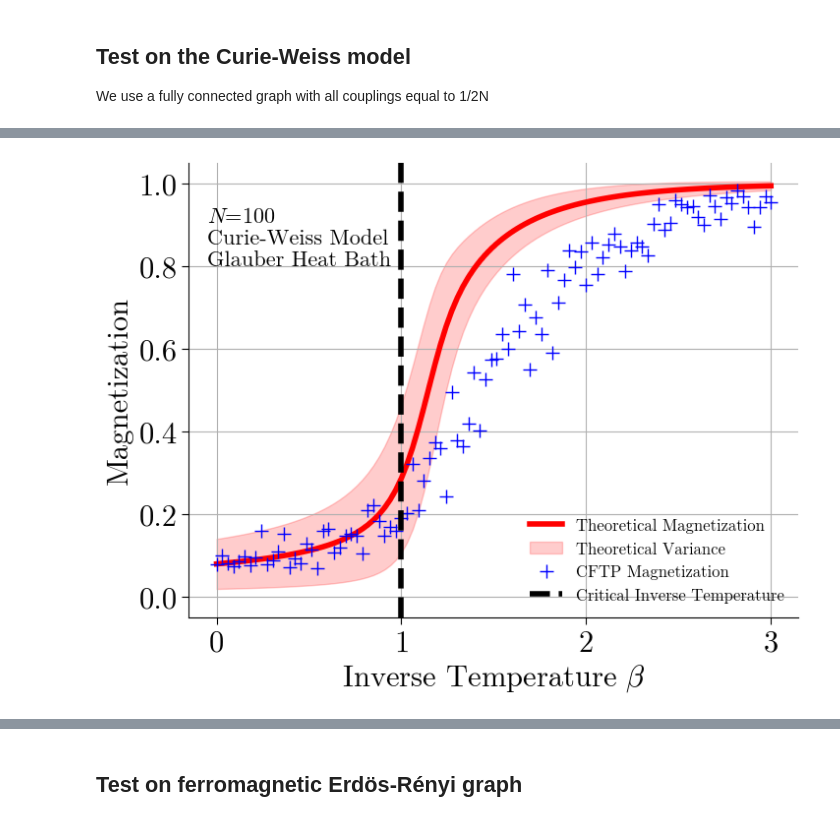
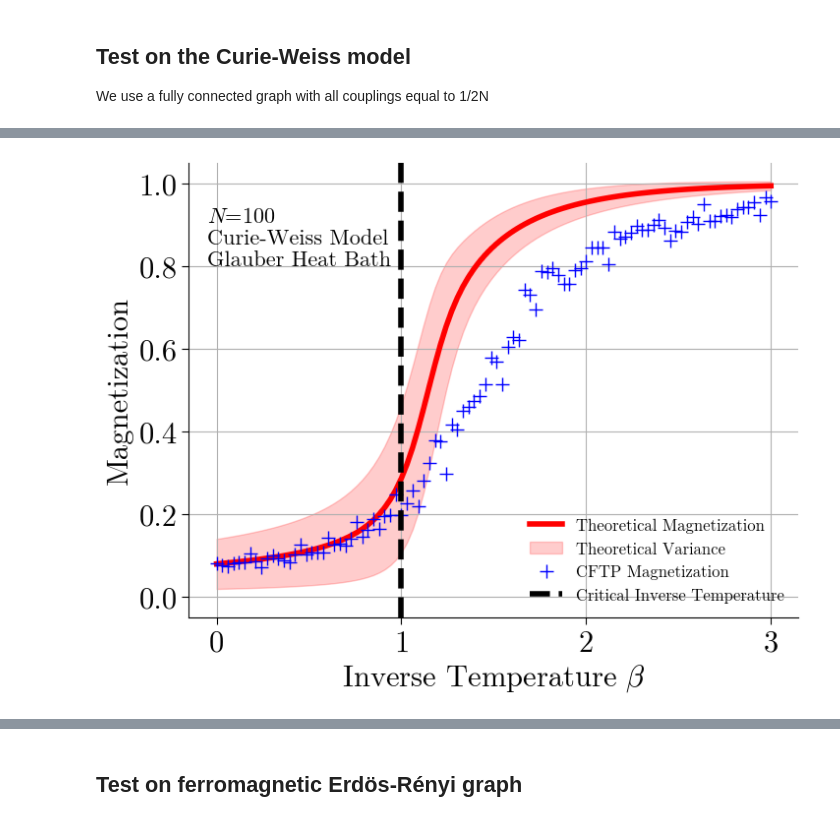
Before and after one commit to LukasPeron/Propp-Wilson-disordered-spins-systems, a Jupyter notebook: preli_work/true_algo_disordered_spins.ipynb, the cells around one changed output, grey strips where cells are left out. Drawn from its saved outputs; the diff is of its cells as text; code cells hidden in the pictures.

```diff
--- a/preli_work/true_algo_disordered_spins.ipynb
+++ b/preli_work/true_algo_disordered_spins.ipynb
@@ -196,7 +197,7 @@ def CFTP_BC_disordered_optimized(beta, G, coupling):
         else:
             t *= 2  # Double the time window for the next iteration
     print("Warning: CFTP did not coalesce after a large number of iterations.")
-    return None, np.nan
+    return np.array([np.nan for _ in range(N)]), np.nan
 # %% [markdown]
 ## Test on the Curie-Weiss model
 
@@ -239,18 +257 @@ def theoretical_magnetization_variance(beta, N):
     return mean_mag_squared - mean_mag**2
-# %%
-# use a fully connected graph with all couplings equal to 1/N, where N is the number of nodes in the graph
-G = nx.complete_graph(100)  # Create a complete graph with 25 nodes
-couplings = 1/2 * (np.ones((G.number_of_nodes(), G.number_of_nodes())) - np.eye(G.number_of_nodes())) / G.number_of_nodes()
-
-# Compute the magnetization of the resulting configuration for different values of beta
-betas = np.linspace(0, 3.0, 100)
-magnetizations = []
-theoretical_magnetizations = [theoretical_magnetization(b, G.number_of_nodes()) for b in betas]
-theoretical_magnetization_variances = [theoretical_magnetization_variance(b, G.number_of_nodes()) for b in betas]
-for beta in betas:
-    temp = []
-    for _ in range(10):  # Average over multiple runs to reduce noise
-        config, time = CFTP_BC_disordered(beta=beta, G=G, coupling=couplings)
-        magnetization = np.abs(np.mean(config))  # Average spin value as magnetization
-        temp.append(magnetization)
-    magnetizations.append(np.mean(temp))
@@ -271,13 +258,6 @@ plt.show()
 # %%
-# use a fully connected graph with all couplings equal to 1/N, where N is the number of nodes in the graph
-G = nx.complete_graph(100)  # Create a complete graph with 25 nodes
+G = nx.complete_graph(100)
 couplings = 1/2 * (np.ones((G.number_of_nodes(), G.number_of_nodes())) - np.eye(G.number_of_nodes())) / G.number_of_nodes()
-# beta = 1  # Inverse temperature
-# config, time = CFTP_BC_disordered(beta=beta, G=G, coupling=couplings)
-# print("Time for Coalescence:", -time)
-# color_map = ['red' if config[v] == 1 else 'blue' for v in G.nodes()]
-# nx.draw(G, node_color=color_map, with_labels=True)
-# plt.show()
 
 # Compute the magnetization of the resulting configuration for different values of beta
 betas = np.linspace(0, 3.0, 100)
@@ -286,22 +266,22 @@ theoretical_magnetizations = [theoretical_magnetization(b, G.number_of_nodes())
 theoretical_magnetization_variances = [theoretical_magnetization_variance(b, G.number_of_nodes()) for b in betas]
 for beta in betas:
     temp = []
-    for _ in range(10):  # Average over multiple runs to reduce noise
+    for _ in range(50):  # Average over multiple runs to reduce noise
         config, time = CFTP_BC_disordered_optimized(beta=beta, G=G, coupling=couplings)
-        magnetization = np.abs(np.mean(config))  # Average spin value as magnetization
+        magnetization = np.abs(np.mean(config))
         temp.append(magnetization)
     magnetizations.append(np.mean(temp))
 # %%
 plt.plot(betas, theoretical_magnetizations, '-r', label='Theoretical Magnetization')
 plt.fill_between(betas, np.array(theoretical_magnetizations) - np.sqrt(theoretical_magnetization_variances),
                  np.array(theoretical_magnetizations) + np.sqrt(theoretical_magnetization_variances), color='red', alpha=0.2, label='Theoretical Variance')
 plt.plot(betas, magnetizations, '+b', label='CFTP Magnetization')
 plt.vlines(1.0, -0.05, 1.05, color='k', linestyle='--', label=r'Critical Inverse Temperature')
-plt.text(-0.05, 0.8, "$N$=100\nCurie-Weiss Model\nGlauber Heat Bath", fontsize=16)
+plt.text(-0.05, 0.8, f"$N$=100\nCurie-Weiss Model\nGlauber Heat Bath", fontsize=16)
 plt.ylim(-0.05, 1.05)
 plt.xlabel(r'Inverse Temperature $\beta$')
 plt.ylabel('Magnetization')
 plt.legend()
 plt.show()
 # %% [output]
-[figure, old version]
+[figure, new version]
```
Also changed, not shown: parts of 11 cells of this notebook.
